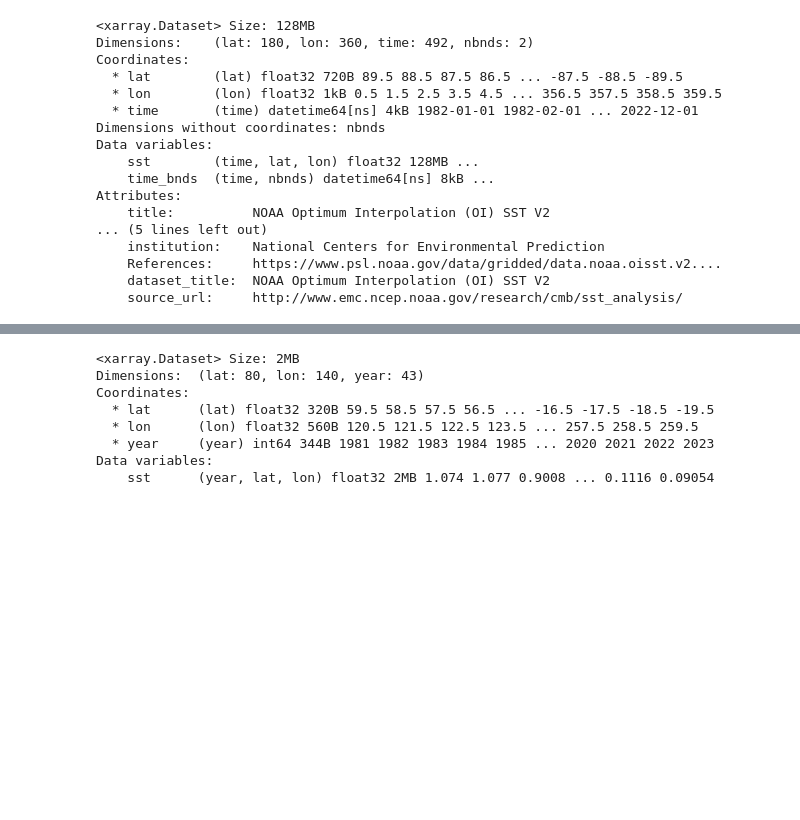
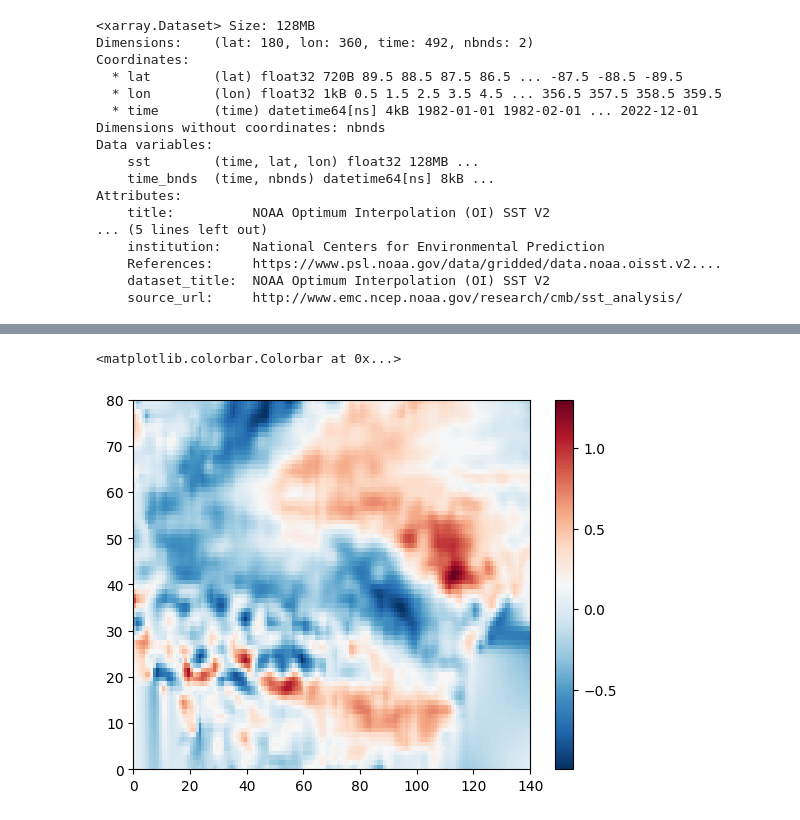
Before and after one commit to milicak/Data_Analysis_Course, a Jupyter notebook: Compute_EOF_ElNino.ipynb, the cells around one changed output, grey strips where cells are left out. Saved outputs shown, nothing was run; the diff lists cells and outputs as text; code cells hidden in the pictures; blank space fills up the shorter version.

```diff
--- a/Compute_EOF_ElNino.ipynb
+++ b/Compute_EOF_ElNino.ipynb
@@ -103,15 +103,9 @@ plt.show()
 # %%
 ds_season = df2.where(df2['time.season'] == 'DJF').groupby('time.year').mean('time')
 ds_season
 sst = ds_season - ds_season.sst.mean('year')
-sst
+plt.pcolormesh(sst.sst[12,:,:],cmap='RdBu_r');plt.colorbar()
 # %% [output]
-<xarray.Dataset> Size: 2MB
-Dimensions:  (lat: 80, lon: 140, year: 43)
-Coordinates:
-  * lat      (lat) float32 320B 59.5 58.5 57.5 56.5 ... -16.5 -17.5 -18.5 -19.5
-  * lon      (lon) float32 560B 120.5 121.5 122.5 123.5 ... 257.5 258.5 259.5
-  * year     (year) int64 344B 1981 1982 1983 1984 1985 ... 2020 2021 2022 2023
-Data variables:
-    sst      (year, lat, lon) float32 2MB 1.074 1.077 0.9008 ... 0.1116 0.09054
+<matplotlib.colorbar.Colorbar at 0x...>
+[figure, added]
 # %%
```
Also changed, not shown: parts of 14 cells of this notebook.
